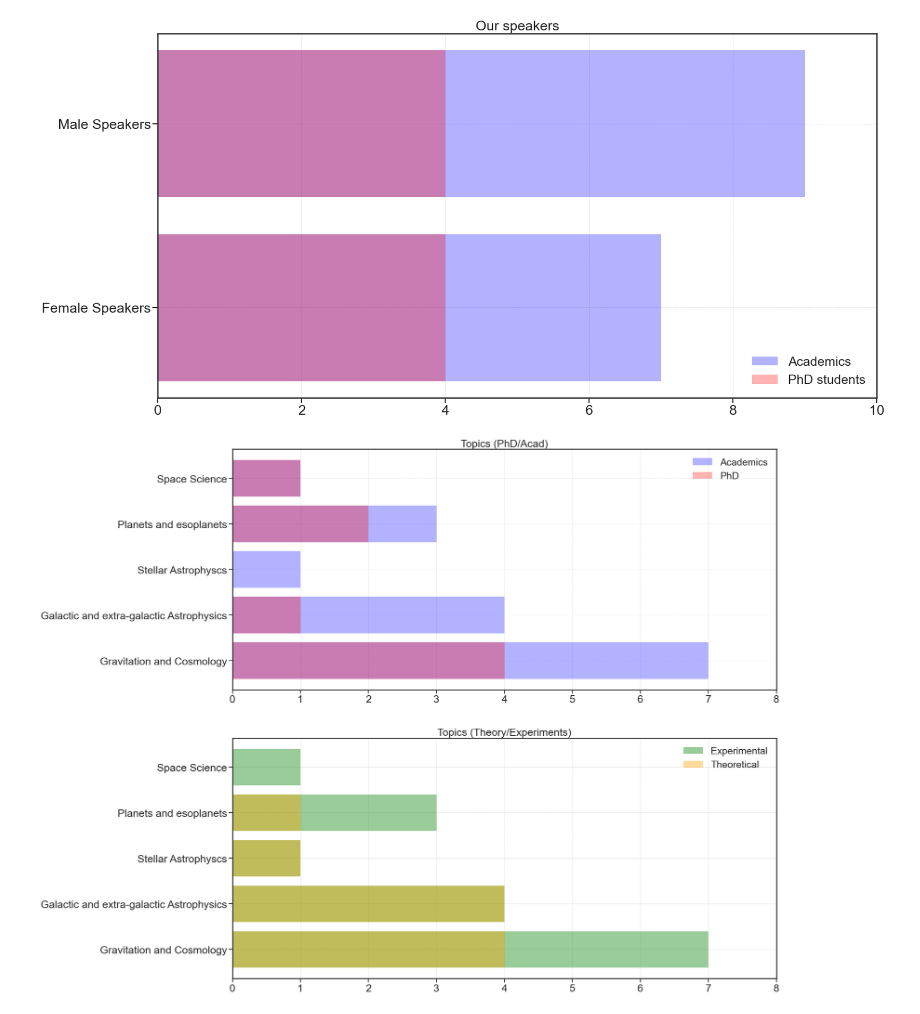
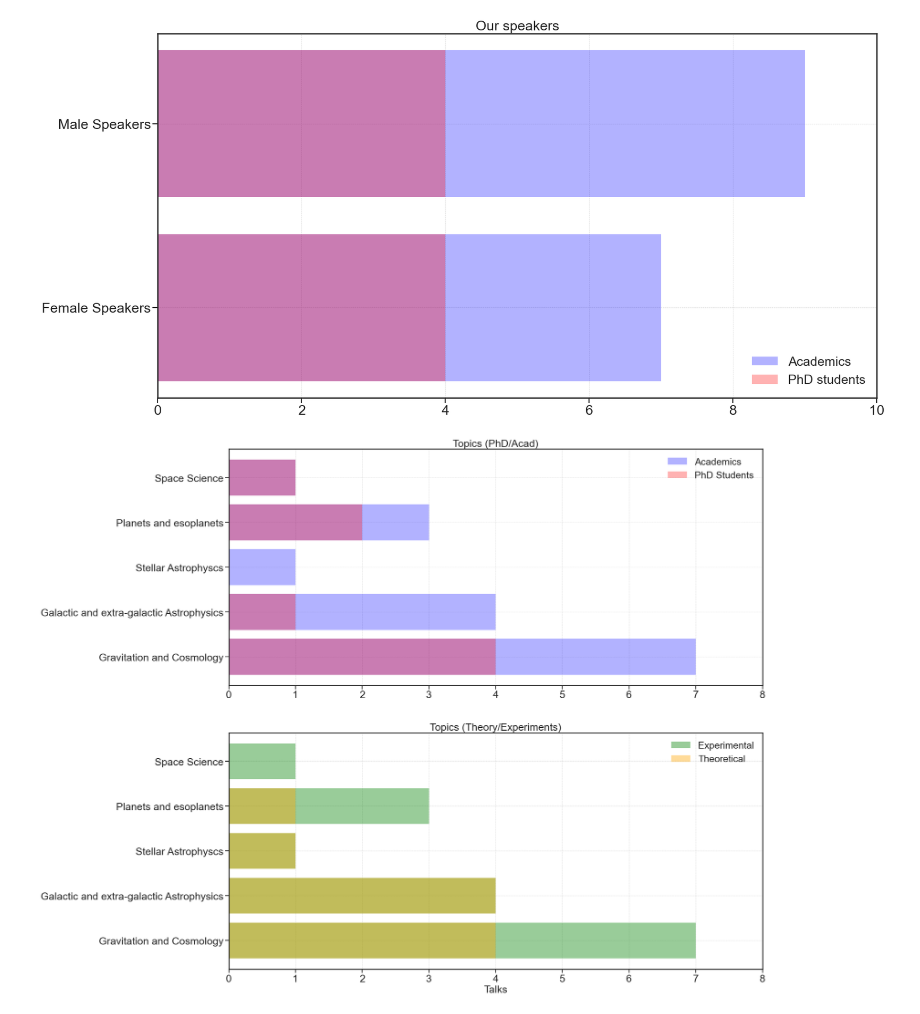
Before and after one commit to WilliamGiare/Astrophysics_Journal_CLub, a Jupyter notebook: Data & Data Analysis/AJC_analysis.ipynb, the cells around one changed output. Cells and saved outputs as stored; diff of their text form; code cells hidden in the pictures.

```diff
--- a/Data & Data Analysis/AJC_analysis.ipynb
+++ b/Data & Data Analysis/AJC_analysis.ipynb
@@ -342,33 +342,33 @@ plt.rcParams['ytick.minor.width'] = 1
 ax1 = plt.subplot(211)
 ax2 = plt.subplot(212)
 ax1.set_xlim(0,8)
 
 ax1.set_title('Topics (PhD/Acad)')
 ax1.grid(linestyle='--',linewidth=0.7)
 
 topics=("Gravitation and Cosmology", "Galactic and extra-galactic Astrophysics","Stellar Astrophyscs","Planets and esoplanets","Space Science")
 Total_topic_talks=[Cosmology,Galactic,Stellar,Planets,SpaceS]
 PhD_topic_talks=[Cosmology_PhD,Galactic_PhD,Stellar_PhD,Planets_PhD,SpaceS_PhD]
 
 ax1.barh(topics,Total_topic_talks,label="Academics",color="blue",alpha=0.3)
-ax1.barh(topics,PhD_topic_talks,label="PhD",color="red",alpha=0.3)
+ax1.barh(topics,PhD_topic_talks,label="PhD Students",color="red",alpha=0.3)
 
 ax1.legend(fontsize="25")
 
 ax2.set_xlim(0,8)
 
 ax2.set_title('Topics (Theory/Experiments)')
 ax2.grid(linestyle='--',linewidth=0.7)
 
 topics=("Gravitation and Cosmology", "Galactic and extra-galactic Astrophysics","Stellar Astrophyscs","Planets and esoplanets","Space Science")
 Total_topic_talks=[Cosmology,Galactic,Stellar,Planets,SpaceS]
 Th_topic_talks=[Cosmology_th,Galactic_th,Stellar_th,Planets_th,0]
 
 ax2.barh(topics,Total_topic_talks,label="Experimental",color="green",alpha=0.4)
 ax2.barh(topics,Th_topic_talks,label="Theoretical",color="orange",alpha=0.4)
 
 ax2.legend(fontsize="25")
-
+ax2.set_xlabel(r'Talks',fontsize = 27)
 plt.show()
 # %% [output]
-[figure, old version]
+[figure, new version]
```
